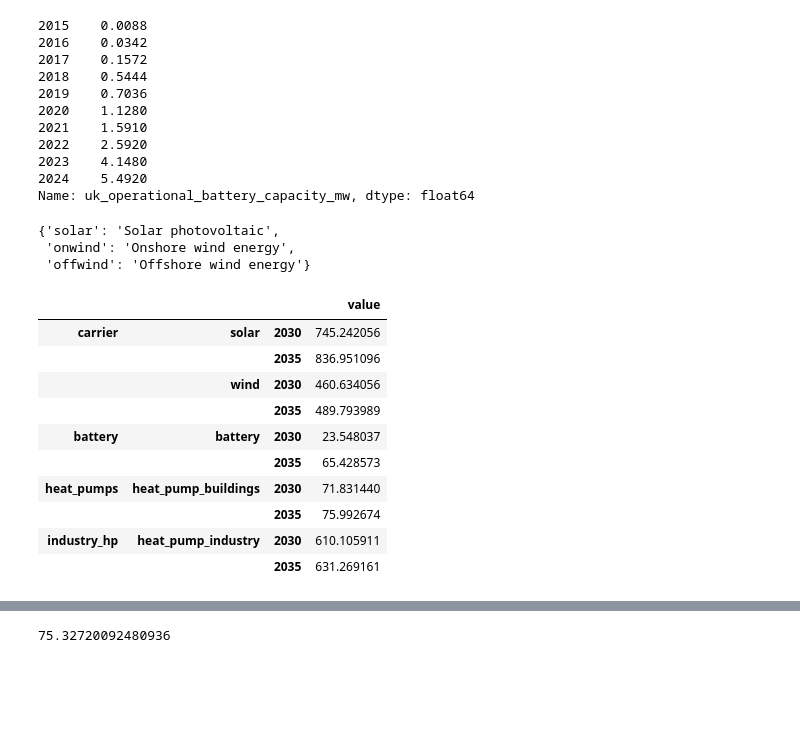
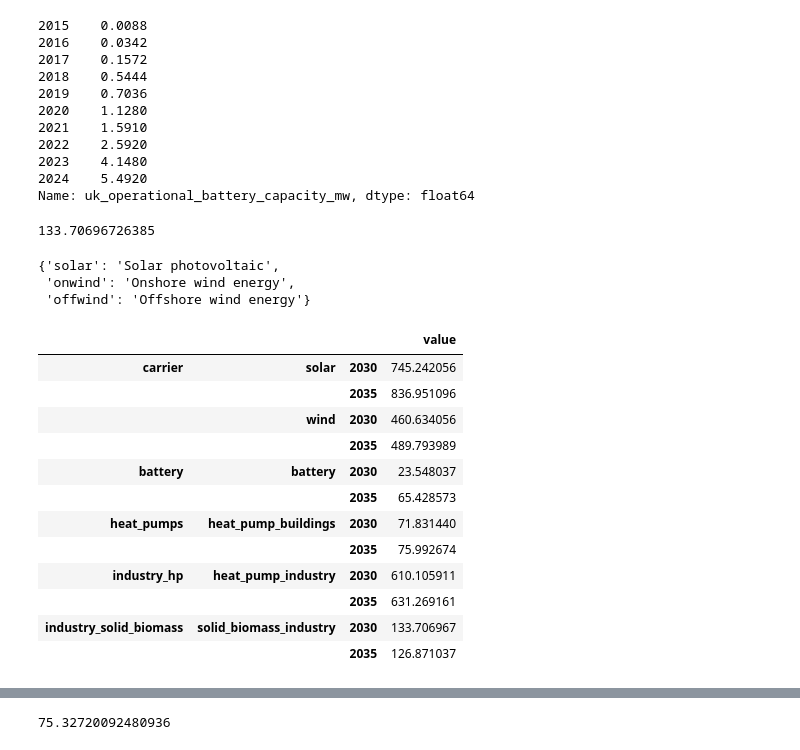
Before and after one commit to LukasFrankenQ/resilient-pypsa-eur, a Jupyter notebook: notebooks/plot_phaseout_trajectory.ipynb, the cells around one changed output, grey strips where cells are left out. Cells and saved outputs as stored; diff of their text form; code cells hidden in the pictures; blank space fills up the shorter version.

```diff
--- a/notebooks/plot_phaseout_trajectory.ipynb
+++ b/notebooks/plot_phaseout_trajectory.ipynb
@@ -356,6 +356,31 @@ def get_industry_hp_supplied(n):
         'heat100-200 industry',
         ]
     ]].sum() * 1e-6
+# %%
+eb = n_2030.statistics.energy_balance(groupby=['carrier', 'bus_carrier'])
+# %%
+def get_industry_solid_biomass_supplied(n):
+
+    eb = n.statistics.energy_balance(groupby=['carrier', 'bus_carrier'])
+
+    return eb.loc[idx[:,
+    [
+        'heat<100 industry solid biomass',
+        'heat100-200 industry solid biomass',
+        'heat200-500 industry solid biomass',
+        # 'urban central solid biomass CHP',
+        ],
+    [
+        'heat<100 industry',
+        'heat100-200 industry',
+        'heat200-500 industry',
+        # 'urban central heat',
+        ]
+    ]].sum() * 1e-6
+
+get_industry_solid_biomass_supplied(n_2030)
+# %% [output]
+133.70696726385
 # %%
 irena_carriers
 # %% [output]
@@ -413,6 +438,12 @@ industry_hp_model = {
     2035: get_industry_hp_supplied(n_2035)
 }
 
+# 5. Industry solid biomass
+industry_solid_biomass_model = {
+    2030: get_industry_solid_biomass_supplied(n_2030),
+    2035: get_industry_solid_biomass_supplied(n_2035)
+}
+
 # Combine all into a single DataFrame for easy use
 import pandas as pd
 
@@ -423,34 +454,38 @@ for tech, model_dict in carrier_model.items():
 for year, val in battery_model.items():
     rows.append({'category': 'battery', 'name': 'battery', 'year': year, 'value': val})
 for year, val in heat_pumps_model.items():
     rows.append({'category': 'heat_pumps', 'name': 'heat_pump_buildings', 'year': year, 'value': val})
 for year, val in industry_hp_model.items():
     rows.append({'category': 'industry_hp', 'name': 'heat_pump_industry', 'year': year, 'value': val})
+for year, val in industry_solid_biomass_model.items():
+    rows.append({'category': 'industry_solid_biomass', 'name': 'solid_biomass_industry', 'year': year, 'value': val})
 
 model_projection_df = pd.DataFrame(rows).set_index(['category', 'name', 'year'])
 
 appendage = model_projection_df.loc[idx['carrier', 'onwind', [2030, 2035]]].values + model_projection_df.loc[idx['carrier', 'offwind', [2030, 2035]]].values
 appendage = pd.DataFrame(appendage, index=pd.MultiIndex.from_product([['carrier'], ['wind'], [2030, 2035]]), columns=['value'])
 model_projection_df = pd.concat([model_projection_df, appendage])
 model_projection_df = model_projection_df.loc[~model_projection_df.index.get_level_values(1).isin(['onwind', 'offwind'])]
 model_projection_df = pd.concat([
     model_projection_df.loc[idx[:,'solar',:],:],
     model_projection_df.loc[idx[:,'wind',:],:],
-    model_projection_df.loc[idx[:,['battery', 'heat_pump_buildings', 'heat_pump_industry'],:],:],
+    model_projection_df.loc[idx[:,['battery', 'heat_pump_buildings', 'heat_pump_industry', 'solid_biomass_industry'],:],:],
 ])
 model_projection_df
 # %% [output]
 |  |  |  | value |
 | carrier | solar | 2030 | 745.242056 |
 |  |  | 2035 | 836.951096 |
 |  | wind | 2030 | 460.634056 |
 |  |  | 2035 | 489.793989 |
 | battery | battery | 2030 | 23.548037 |
 |  |  | 2035 | 65.428573 |
 | heat_pumps | heat_pump_buildings | 2030 | 71.831440 |
 |  |  | 2035 | 75.992674 |
 | industry_hp | heat_pump_industry | 2030 | 610.105911 |
 |  |  | 2035 | 631.269161 |
+| industry_solid_biomass | solid_biomass_industry | 2030 | 133.706967 |
+|  |  | 2035 | 126.871037 |
 # %%
 renewables = {}
 
```
Also changed, not shown: parts of 2 cells of this notebook, 2 other files.
